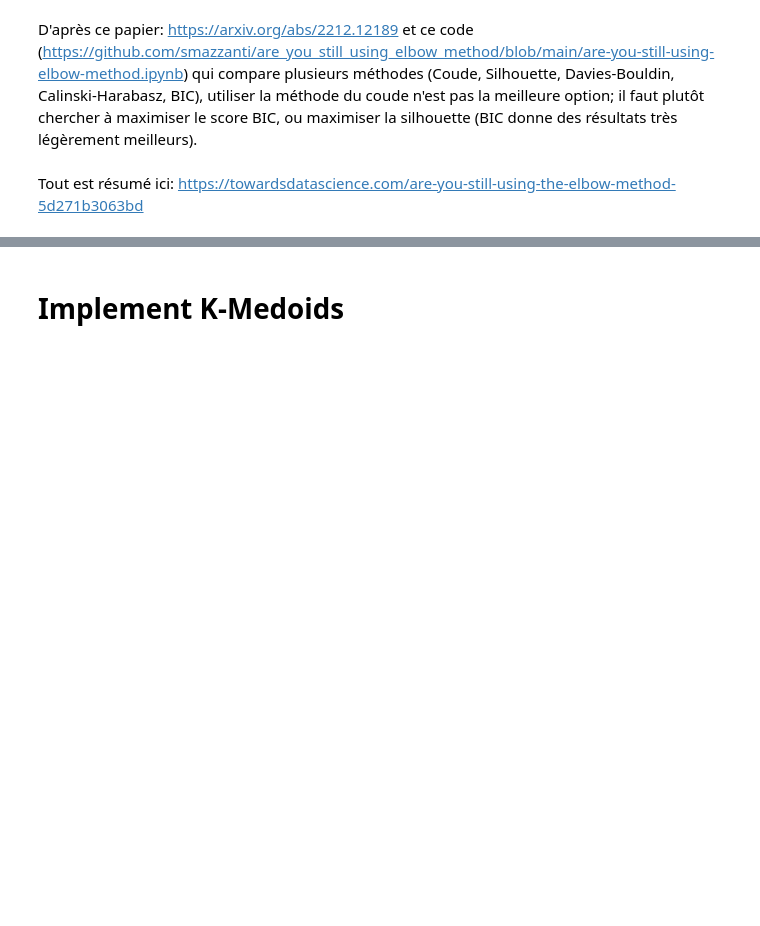
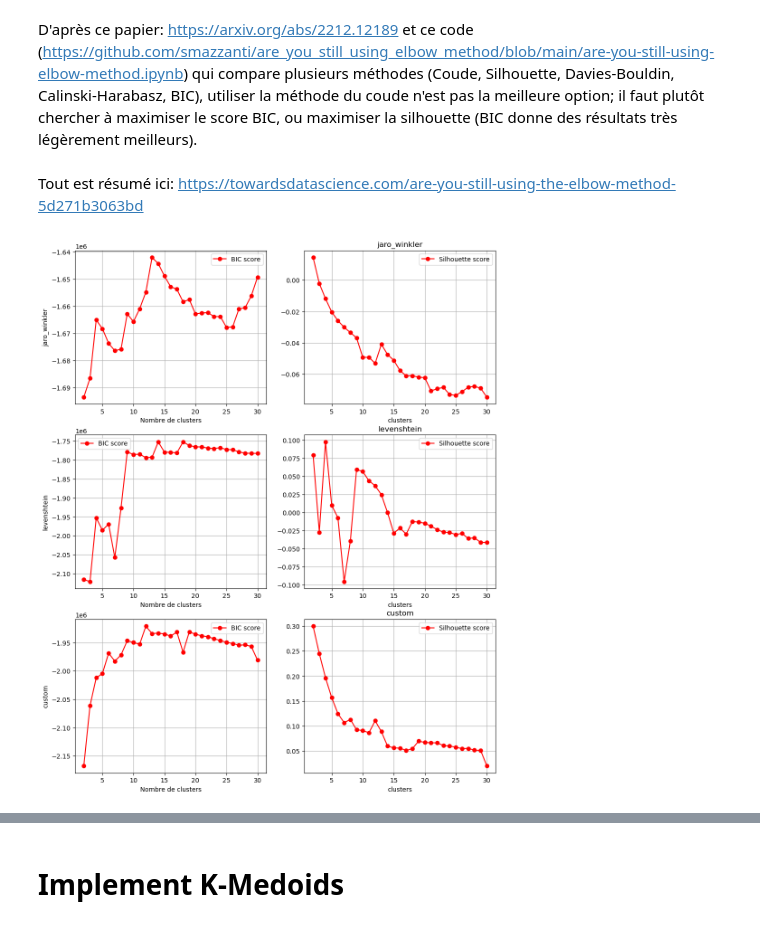
Before and after one commit to Kirscher/TextMining_Parcours_de_soin, a Jupyter notebook: Clustering/KMedoids_all_distances.ipynb, the cells around one changed output, grey strips where cells are left out. Saved outputs shown, nothing was run; the diff lists cells and outputs as text; code cells hidden in the pictures; blank space fills up the shorter version.

```diff
--- a/Clustering/KMedoids_all_distances.ipynb
+++ b/Clustering/KMedoids_all_distances.ipynb
@@ -396,27 +373,31 @@ utiliser la méthode du coude n'est pas la meilleure option; il faut plutôt che
 # %% [markdown]
 Tout est résumé ici: https://towardsdatascience.com/are-you-still-using-the-elbow-method-5d271b3063bd
 # %%
-fig, axs = plt.subplots(len(silhouette_scores), 2, figsize=(10, 5*len(silhouette_scores)))
+fig, axs = plt.subplots(len(silhouette_scores), 2, figsize=(12, 5*len(silhouette_scores)))
 
 for i, distance in enumerate(silhouette_scores.keys()):
     ax = axs[i]
     #plot bic score
-    ax[0].plot(range(2, len(bic_scores[distance])+2), bic_scores[distance], c = 'r', label = 'BIC score', marker='o')
+    ax[0].plot(range(2, len(bic_scores[distance])+2), bic_scores[distance], c = 'r',
+               label = 'BIC score', marker='o')
     ax[0].legend(loc='best')
     ax[0].grid('on')
     ax[0].set_xlabel('Nombre de clusters')
     ax[0].set_ylabel(distance)
     #ax[0].set_title('BIC score en fonction du nombre de clusters')
 
     #plot silhouette scores
-    ax[1].plot(range(2, len(silhouette_scores[distance])+2), silhouette_scores[distance], c = 'r', label = 'Silhouette score', marker='o')
+    ax[1].plot(range(2, len(silhouette_scores[distance])+2), silhouette_scores[distance], c = 'r',
+               label = 'Silhouette score', marker='o')
     ax[1].legend(loc='best')
     ax[1].grid('on')
     ax[1].set_xlabel('clusters')
     ax[1].set_title(distance)
     #ax[1].set_title('Silhouette score en fonction du nombre de clusters')
 
 plt.show()
+# %% [output]
+[figure, added]
 # %%
 for distance in silhouette_scores.keys():
     k_elbow_sil = KneeLocator(
```
Also changed, not shown: parts of 22 cells of this notebook, 2 other files.
